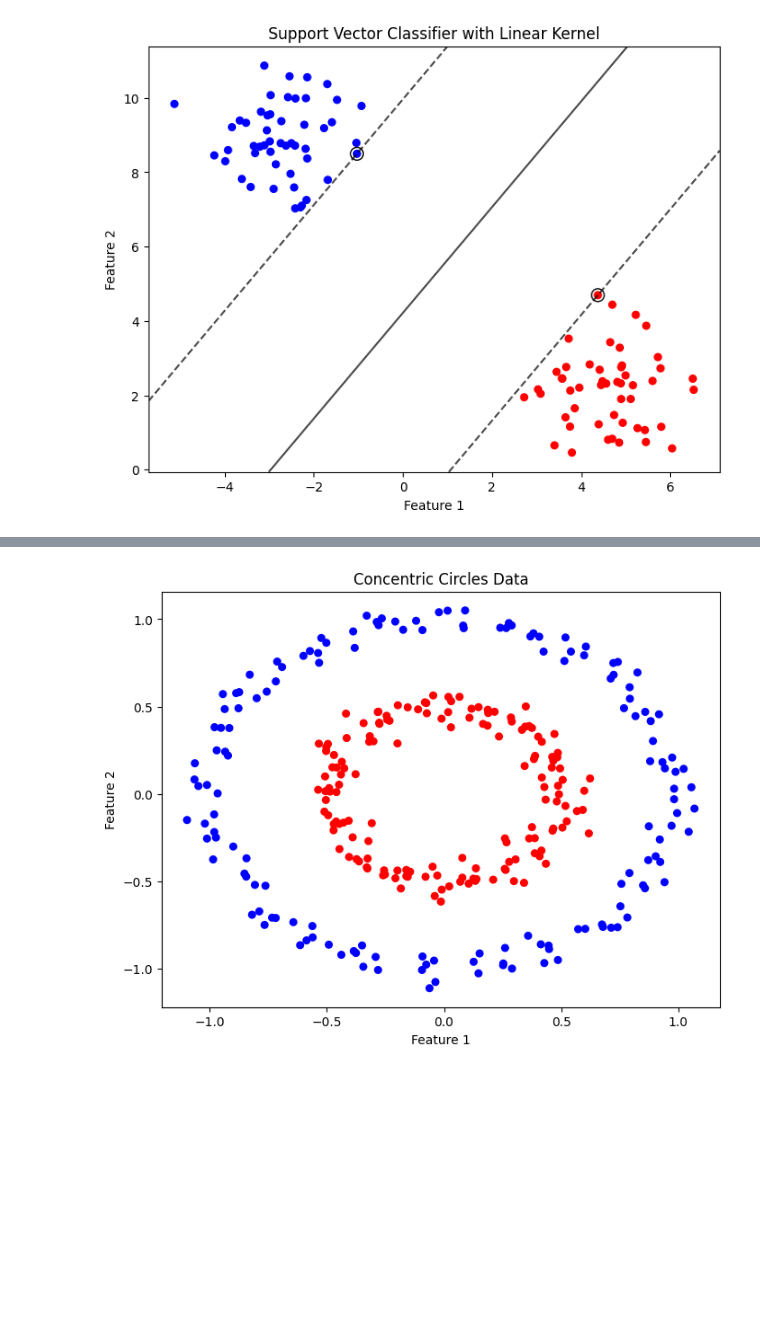
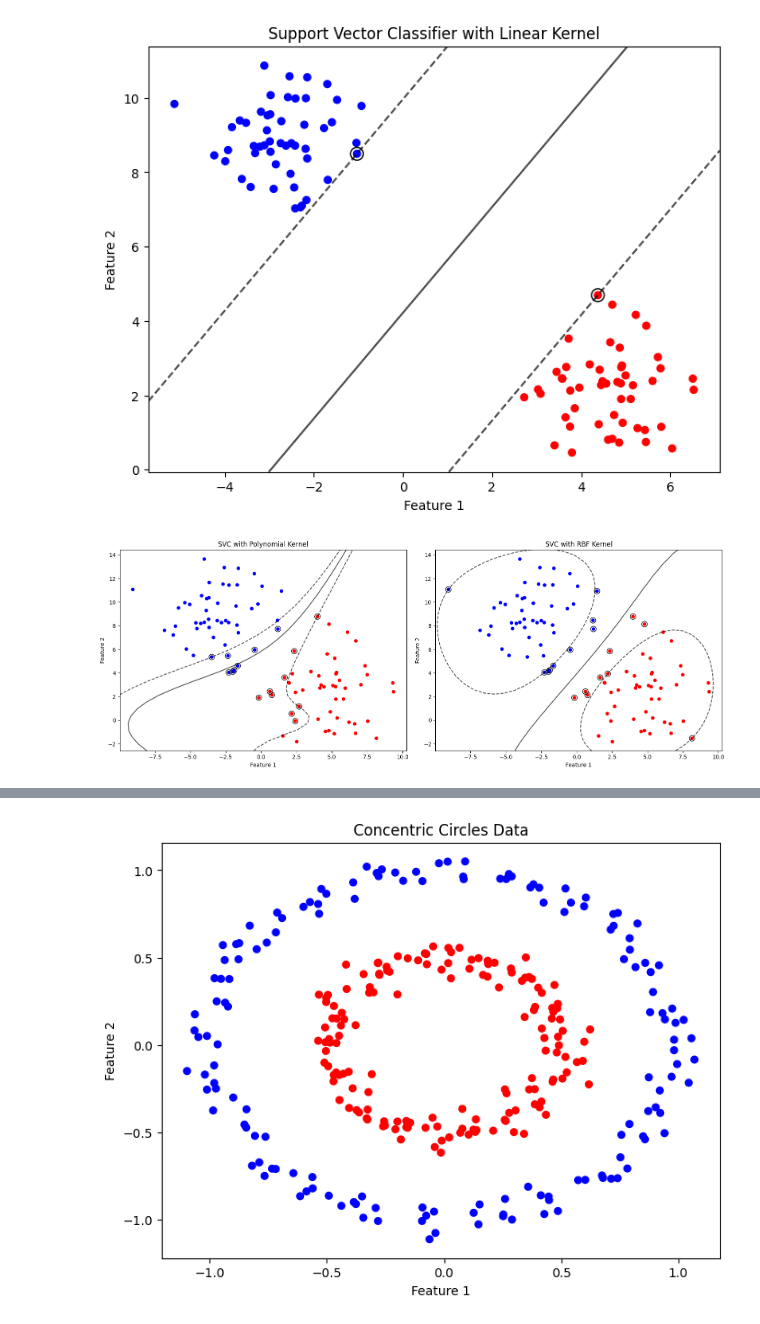
Before and after one commit to sachinvarriar/ML-Tutorials, a Jupyter notebook: Support_Vector_Machine.ipynb, the cells around one changed output, grey strips where cells are left out. Drawn from its saved outputs; the diff is of its cells as text; code cells hidden in the pictures; blank space fills up the shorter version.

```diff
--- a/Support_Vector_Machine.ipynb
+++ b/Support_Vector_Machine.ipynb
@@ -52,6 +52,74 @@ plt.show()
 # %% [output]
 [figure]
 [figure]
+# %%
+import numpy as np
+import matplotlib.pyplot as plt
+from sklearn.svm import SVC
+from sklearn.datasets import make_blobs
+
+# Generate synthetic non-linearly separable data
+X, y = make_blobs(n_samples=100, centers=2, random_state=42, cluster_std=2.5)
+
+# Train a Support Vector Classifier with a polynomial kernel
+svc_poly = SVC(kernel='poly', degree=3, C=0.7)
+svc_poly.fit(X, y)
+
+# Train a Support Vector Classifier with an RBF kernel
+svc_rbf = SVC(kernel='rbf', C=0.7)
+svc_rbf.fit(X, y)
+
+# Plot decision boundary for polynomial kernel
+plt.figure(figsize=(16, 6))
+plt.subplot(1, 2, 1)
+plt.scatter(X[:, 0], X[:, 1], c=y, cmap='bwr', s=30)
+
+ax = plt.gca()
+xlim = ax.get_xlim()
+ylim = ax.get_ylim()
+
+xx = np.linspace(xlim[0], xlim[1], 30)
+yy = np.linspace(ylim[0], ylim[1], 30)
+YY, XX = np.meshgrid(yy, xx)
+xy = np.vstack([XX.ravel(), YY.ravel()]).T
+Z_poly = svc_poly.decision_function(xy).reshape(XX.shape)
+
+ax.contour(XX, YY, Z_poly, colors='k', levels=[-1, 0, 1], alpha=0.7,
+           linestyles=['--', '-', '--'])
+ax.scatter(svc_poly.support_vectors_[:, 0], svc_poly.support_vectors_[:, 1], s=100,
+           linewidth=1, facecolors='none', edgecolors='k')
+
+plt.xlabel("Feature 1")
+plt.ylabel("Feature 2")
+plt.title("SVC with Polynomial Kernel")
+
+# Plot decision boundary for RBF kernel
+plt.subplot(1, 2, 2)
+plt.scatter(X[:, 0], X[:, 1], c=y, cmap='bwr', s=30)
+
+ax = plt.gca()
+xlim = ax.get_xlim()
+ylim = ax.get_ylim()
+
+xx = np.linspace(xlim[0], xlim[1], 30)
+yy = np.linspace(ylim[0], ylim[1], 30)
+YY, XX = np.meshgrid(yy, xx)
+xy = np.vstack([XX.ravel(), YY.ravel()]).T
+Z_rbf = svc_rbf.decision_function(xy).reshape(XX.shape)
+
+ax.contour(XX, YY, Z_rbf, colors='k', levels=[-1, 0, 1], alpha=0.7,
+           linestyles=['--', '-', '--'])
+ax.scatter(svc_rbf.support_vectors_[:, 0], svc_rbf.support_vectors_[:, 1], s=100,
+           linewidth=1, facecolors='none', edgecolors='k')
+
+plt.xlabel("Feature 1")
+plt.ylabel("Feature 2")
+plt.title("SVC with RBF Kernel")
+
+plt.tight_layout()
+plt.show()
+# %% [output]
+[figure, added]
 # %%
 import numpy as np
 import matplotlib.pyplot as plt
```
Also changed, not shown: parts of 3 cells of this notebook.
